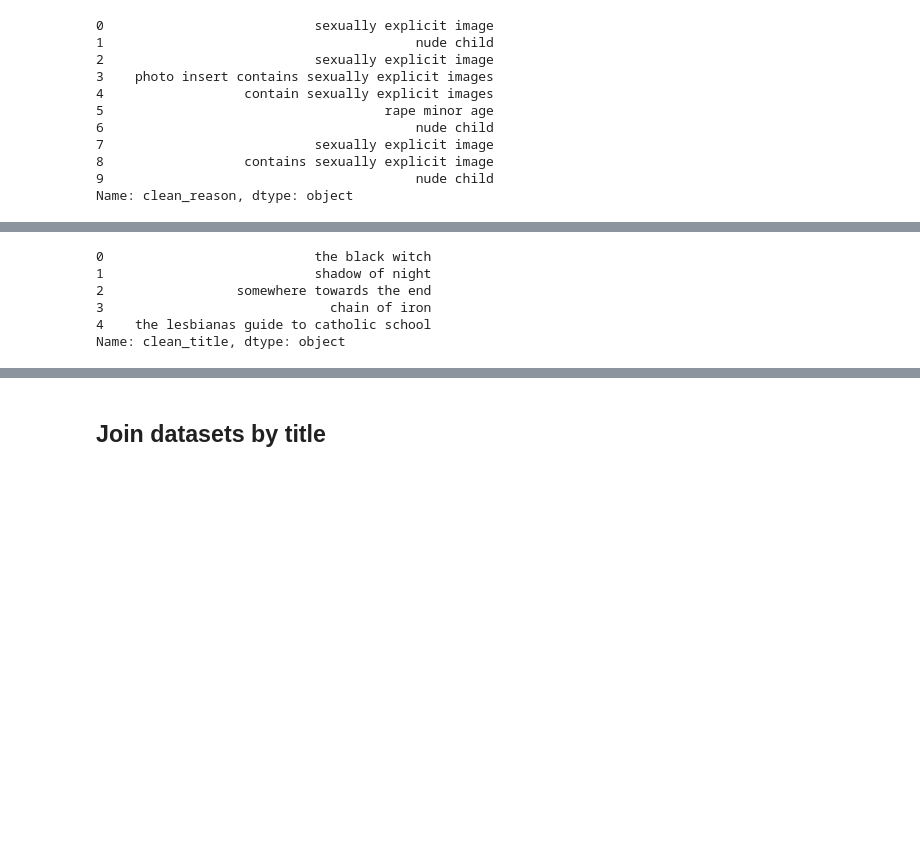
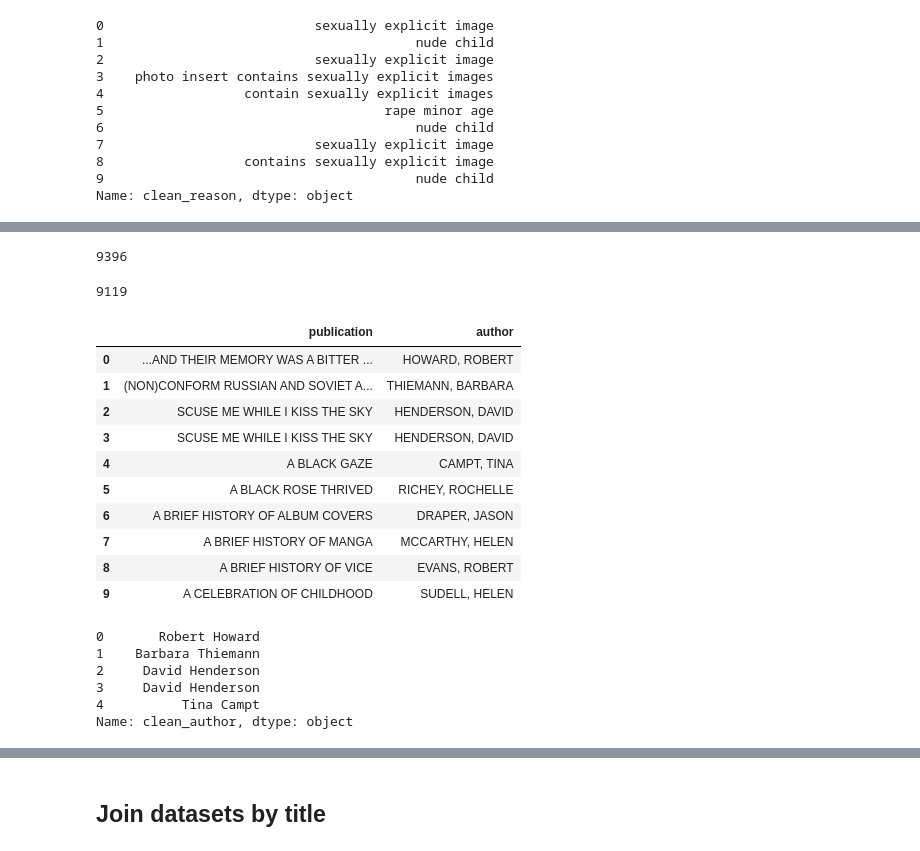
Before and after one commit to arpettey/python_bootcamp, a Jupyter notebook: Banned-Books.ipynb, the cells around one changed output, grey strips where cells are left out. Saved outputs shown, nothing was run; the diff lists cells and outputs as text; code cells hidden in the pictures; blank space fills up the shorter version.

```diff
--- a/Banned-Books.ipynb
+++ b/Banned-Books.ipynb
@@ -204,38 +226,22 @@ Name: clean_title, dtype: object
-# %%
-# clean the data: corpus title
-## step 2: remove punctuation
-corpus["clean_title"] = (
-    corpus["clean_title"]
-    .str.translate(
-        str.maketrans("", "", string.punctuation)
-    )
-)
-
-corpus["clean_title"].head()
-# %% [output]
-0                           the black witch
-1                           shadow of night
-2                 somewhere towards the end
-3                             chain of iron
-4    the lesbianas guide to catholic school
-Name: clean_title, dtype: object
-# %%
-# clean the data: banned books titles
-## step 1: convert to lowercase
-data["clean_pub"] = (
-    data["publication"]
-    .str.lower()
-)
-
-# data["clean_pub"].head()
-# %%
-# clean the data: banned book titles
-## step 2: remove punctuation
-data["clean_pub"] = (
-    data["clean_pub"]
-    .str.translate(
-        str.maketrans("", "", string.punctuation)
-    )
-)
-
-# data["clean_pub"].head()
+# %%
+print(len(data)) # there are 9396 entries...
+# %% [output]
+9396
+# %%
+print(data["publication"].nunique()) # but only 9119 unique publications
+# %% [output]
+9119
+# %%
+data[["publication", "author"]].head(10)
+# %% [output]
+|  | publication | author |
+| 0 | ...AND THEIR MEMORY WAS A BITTER ... | HOWARD, ROBERT |
+| 1 | (NON)CONFORM RUSSIAN AND SOVIET A... | THIEMANN, BARBARA |
+| 2 | SCUSE ME WHILE I KISS THE SKY | HENDERSON, DAVID |
+| 3 | SCUSE ME WHILE I KISS THE SKY | HENDERSON, DAVID |
+| 4 | A BLACK GAZE | CAMPT, TINA |
+| 5 | A BLACK ROSE THRIVED | RICHEY, ROCHELLE |
+| 6 | A BRIEF HISTORY OF ALBUM COVERS | DRAPER, JASON |
+| 7 | A BRIEF HISTORY OF MANGA | MCCARTHY, HELEN |
+| 8 | A BRIEF HISTORY OF VICE | EVANS, ROBERT |
+| 9 | A CELEBRATION OF CHILDHOOD | SUDELL, HELEN |
@@ -241,0 +296,9 @@ data["clean_pub"] = (
+# %%
+data["clean_author"].head()
+# %% [output]
+0       Robert Howard
+1    Barbara Thiemann
+2     David Henderson
+3     David Henderson
+4          Tina Campt
+Name: clean_author, dtype: object
```
Also changed, not shown: parts of 28 cells of this notebook.
